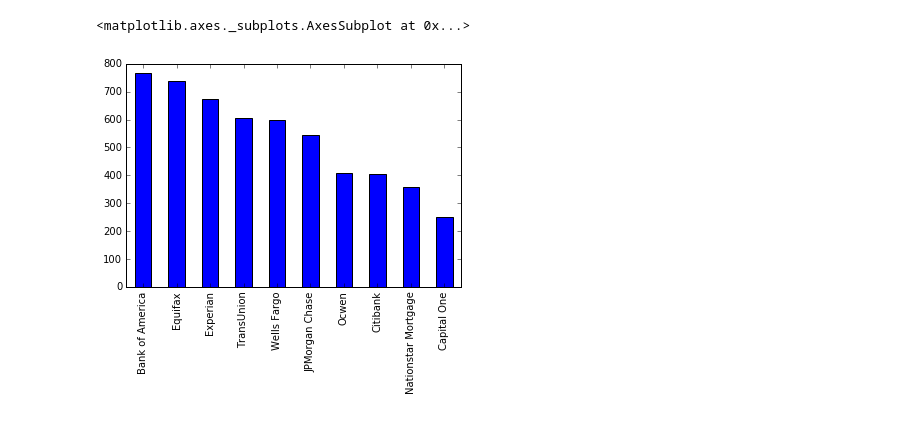
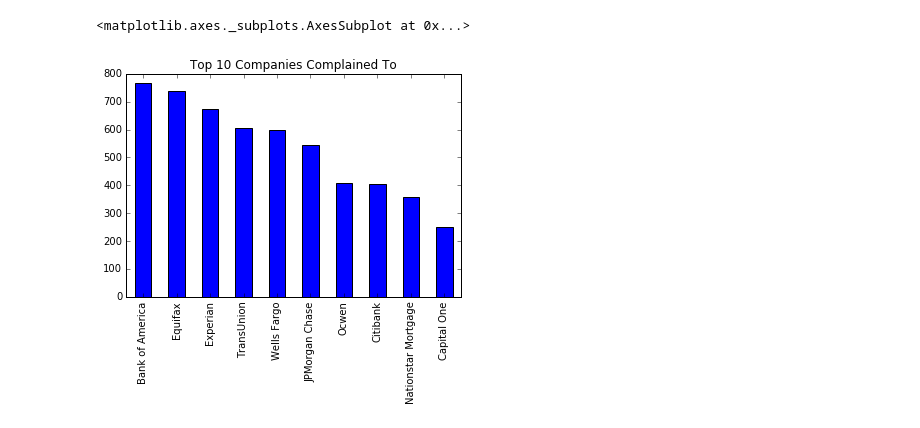
Before and after one commit to sateigen/consumer-complaints, a Jupyter notebook: consumer_complaints.ipynb, the cells around one changed output. Cells and saved outputs as stored; diff of their text form; code cells hidden in the pictures.

```diff
--- a/consumer_complaints.ipynb
+++ b/consumer_complaints.ipynb
@@ -25,7 +54,7 @@ top_companies = complaints_data['Company'].value_counts().head(10)
 # %%
-top_companies.plot(kind='bar', color='blue')
+top_companies.plot(kind='bar', color='blue', title='Top 10 Companies Complained To')
 # %% [output]
 <matplotlib.axes._subplots.AxesSubplot at 0x...>
-[figure, old version]
+[figure, new version]
 # %%
 company_response = complaints_data['Company response'].value_counts()
```
Also changed, not shown: parts of 17 cells of this notebook.
